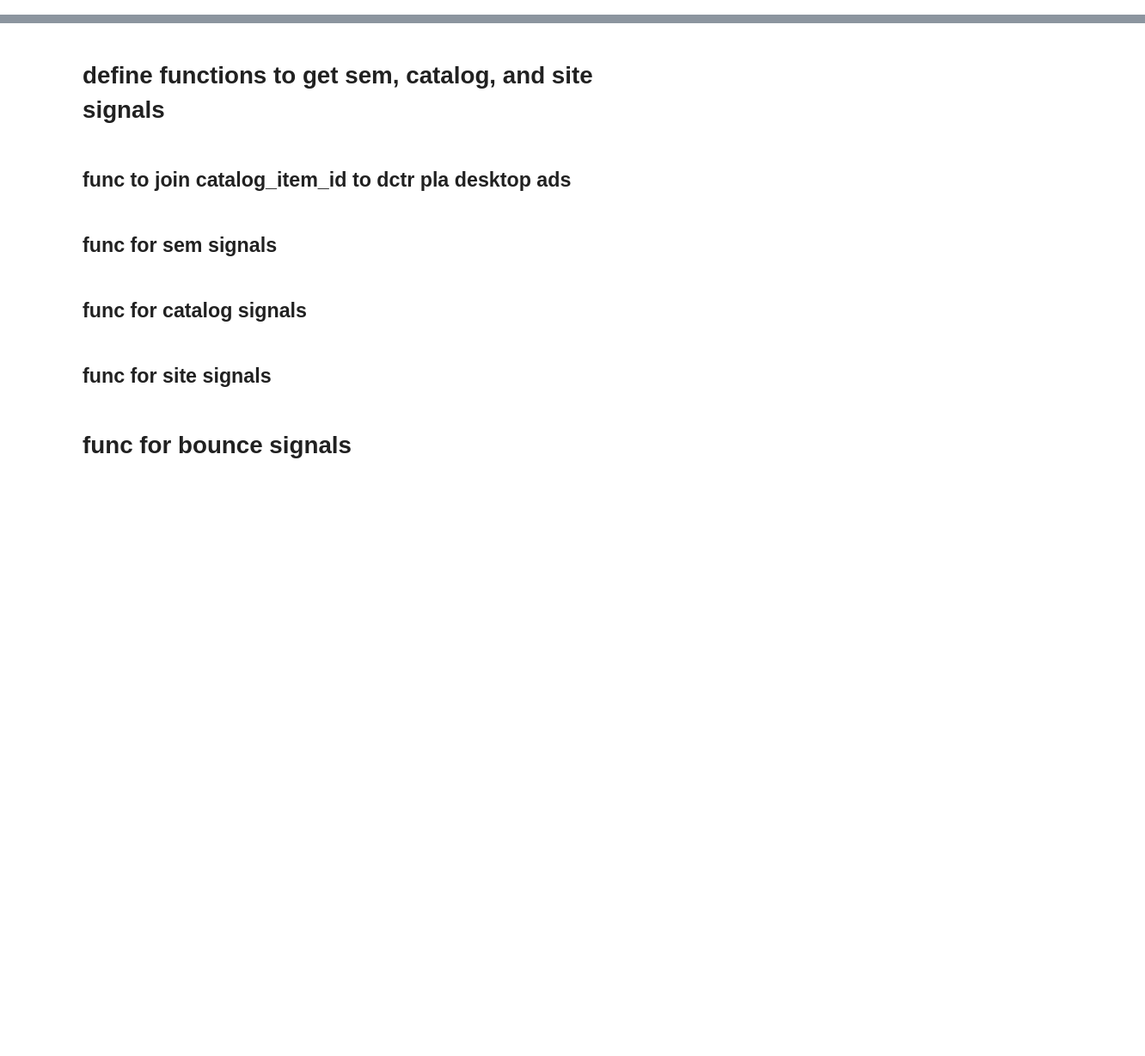
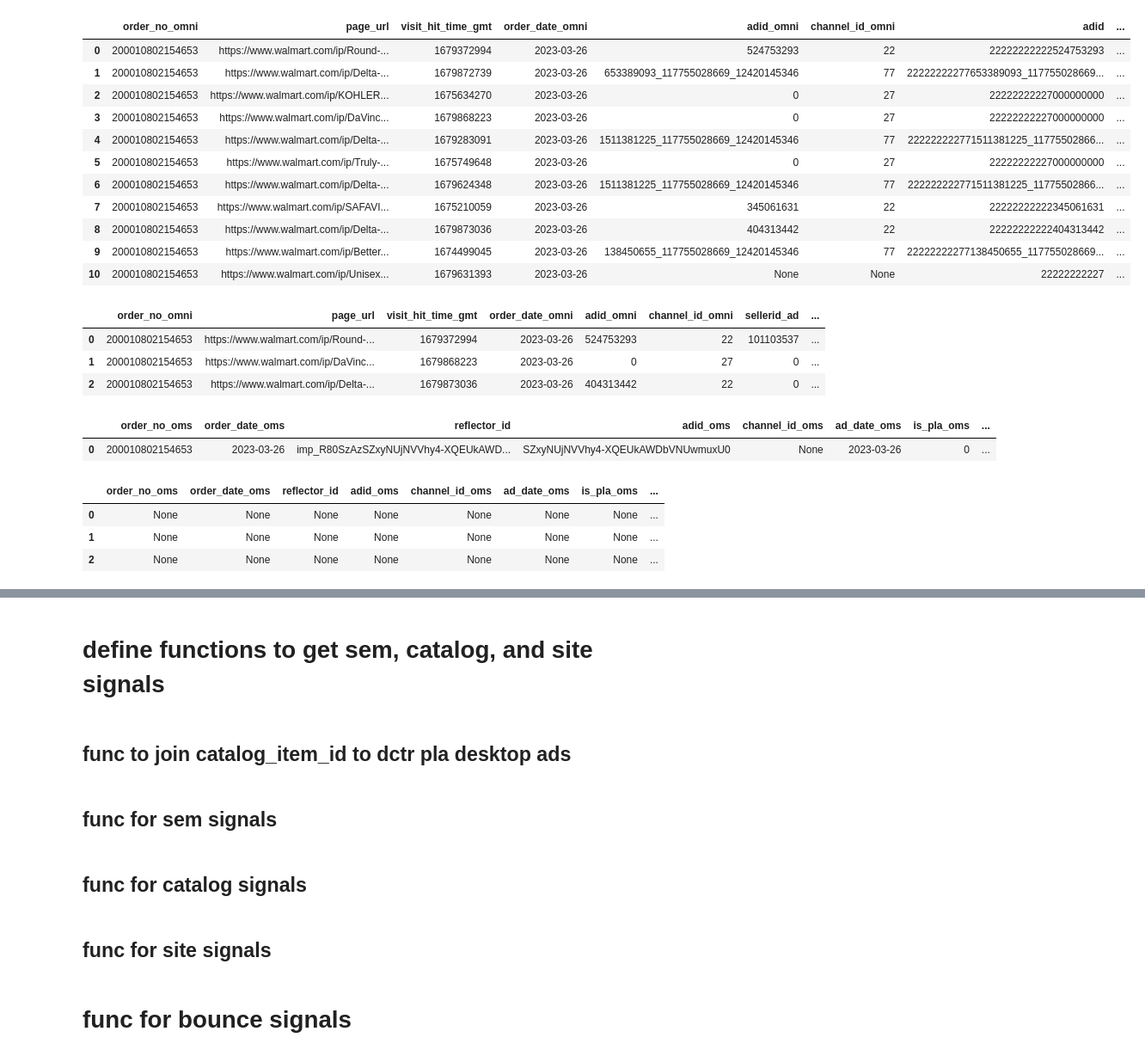
Before and after one commit to peter91011/rpc_feature_extraction, a Jupyter notebook: rpc_model/RPC_Prediction_Feature_PLA_cluster.ipynb, the cells around one changed output, grey strips where cells are left out. Shown at 86% size. Cells and saved outputs as stored; diff of their text form; code cells hidden in the pictures; blank space fills up the shorter version.

```diff
--- a/rpc_model/RPC_Prediction_Feature_PLA_cluster.ipynb
+++ b/rpc_model/RPC_Prediction_Feature_PLA_cluster.ipynb
@@ -62,0 +1163,6 @@ spark.sparkContext.setLogLevel("ERROR")
+# %%
+fair_daily_auth_order_to_ref_vehicle = 'fair.daily_auth_order_to_ref_vehicle'
+sem_customers = 'sem.customers'
+ds = '2023-03-26'
+fair_daily_auth_order_to_ref_vehicle = 'fair.daily_auth_order_to_ref_vehicle'
+fair_daily_auth_order_to_visit_chain = 'fair.daily_auth_order_to_visit_chain'
@@ -62,0 +1263,48 @@ spark.sparkContext.setLogLevel("ERROR")
+# %%
+# v2 omni
+spark.sql("""SELECT order_no_omni,page_url,visit_hit_time_gmt, order_date_omni, adid_omni, channel_id_omni,adid,
+if(adid RLIKE '{regex_pla}', split(adid_omni,'_')[0], split(catalog_item_id_ad_omni_old,'_')[0]) as catalog_item_id_ad_omni,
+coalesce(if(adid RLIKE '{regex_pla}', split(adid_omni,'_')[1], sellerid_ad_old), '0') as sellerid_ad_omni,
+if(adid RLIKE '{regex_lia}' or adid RLIKE '{regex_pla}', 'nas', 'oas') as f_nas_omni
+FROM (
+SELECT order_no as order_no_omni, page_url, visit_hit_time_gmt, ds as order_date_omni,adid,
+if(adid RLIKE '{regex_pla}', {extract_adid_lia}, if(adid RLIKE '{regex_lia}', {extract_adid_lia}, if(adid RLIKE c.reflector_identifier, {extract_adid_pla}, {extract_adid_reflector}))) AS adid_omni,
+if(adid RLIKE '{regex_pla}', {channel_id_plalia}, if(adid RLIKE '{regex_lia}', {channel_id_plalia}, if(adid RLIKE c.reflector_identifier, {channel_id_plalia}, {channel_id_reflector}))) AS channel_id_omni,
+coalesce(parse_url(lower(page_url), 'QUERY','selectedsellerid'), '0') sellerid_ad_old,
+coalesce(parse_url(page_url, 'QUERY','wl12'), '') catalog_item_id_ad_omni_old
+   FROM {fair_daily_auth_order_to_visit_chain},
+   (
+            SELECT id customer_id,
+                   reflector_identifier,
+                   channel_id_position,
+                   adid_length
+            FROM {sem_customers} c where id=1
+    ) c
+   WHERE visit_vehicle='labs sem'
+       AND ds = '{ds}'
+       and adid is not null
+       AND length(coalesce(parse_url(page_url, 'QUERY','wl12'), ''))>2)
+       where order_no_omni = '200010802154653'""".format(ds=ds,
+                                  sem_customers=sem_customers,
+                                  fair_daily_auth_order_to_visit_chain=fair_daily_auth_order_to_visit_chain,
+                                  regex_lia=r'^2{7}22[0-9]{2}[0-9]+_[0-9]+_[0-9]+$',
+                                  regex_pla=r'^2{7}22[0-9]{2}[0-9]+_[0-9]+_[0-9]+_[0-9]+$',
+                                  extract_adid_lia=r'substring(adid, channel_id_position+2)',
+                                  extract_adid_pla=r'cast(cast(substring(adid, channel_id_position+2, adid_length) AS int) AS string)',
+                                  extract_adid_reflector=r'cast(cast(substring(reflector_id, channel_id_position+2, adid_length) AS int) AS string)',
+                                  channel_id_plalia=r'cast(cast(substring(adid, channel_id_position, 2) AS int) AS string)',
+                                  channel_id_reflector=r'cast(cast(substring(reflector_id, channel_id_position, 2) AS int) AS string)'
+                                  )).toPandas()
+# %% [output]
+|  | order_no_omni | page_url | visit_hit_time_gmt | order_date_omni | adid_omni | channel_id_omni | adid | ... |
+| 0 | 200010802154653 | https://www.walmart.com/ip/Round-... | 1679372994 | 2023-03-26 | 524753293 | 22 | 22222222222524753293 | ... |
+| 1 | 200010802154653 | https://www.walmart.com/ip/Delta-... | 1679872739 | 2023-03-26 | 653389093_117755028669_12420145346 | 77 | 22222222277653389093_117755028669... | ... |
+| 2 | 200010802154653 | https://www.walmart.com/ip/KOHLER... | 1675634270 | 2023-03-26 | 0 | 27 | 22222222227000000000 | ... |
+| 3 | 200010802154653 | https://www.walmart.com/ip/DaVinc... | 1679868223 | 2023-03-26 | 0 | 27 | 22222222227000000000 | ... |
+| 4 | 200010802154653 | https://www.walmart.com/ip/Delta-... | 1679283091 | 2023-03-26 | 1511381225_117755028669_12420145346 | 77 | 222222222771511381225_11775502866... | ... |
+| 5 | 200010802154653 | https://www.walmart.com/ip/Truly-... | 1675749648 | 2023-03-26 | 0 | 27 | 22222222227000000000 | ... |
+| 6 | 200010802154653 | https://www.walmart.com/ip/Delta-... | 1679624348 | 2023-03-26 | 1511381225_117755028669_12420145346 | 77 | 222222222771511381225_11775502866... | ... |
+| 7 | 200010802154653 | https://www.walmart.com/ip/SAFAVI... | 1675210059 | 2023-03-26 | 345061631 | 22 | 22222222222345061631 | ... |
+| 8 | 200010802154653 | https://www.walmart.com/ip/Delta-... | 1679873036 | 2023-03-26 | 404313442 | 22 | 22222222222404313442 | ... |
+| 9 | 200010802154653 | https://www.walmart.com/ip/Better... | 1674499045 | 2023-03-26 | 138450655_117755028669_12420145346 | 77 | 22222222277138450655_117755028669... | ... |
+| 10 | 200010802154653 | https://www.walmart.com/ip/Unisex... | 1679631393 | 2023-03-26 | None | None | 22222222227 | ... |
@@ -62,0 +1478,19 @@ spark.sparkContext.setLogLevel("ERROR")
+# %%
+visit_chain_test
+# %% [output]
+|  | order_no_omni | page_url | visit_hit_time_gmt | order_date_omni | adid_omni | channel_id_omni | sellerid_ad | ... |
+| 0 | 200010802154653 | https://www.walmart.com/ip/Round-... | 1679372994 | 2023-03-26 | 524753293 | 22 | 101103537 | ... |
+| 1 | 200010802154653 | https://www.walmart.com/ip/DaVinc... | 1679868223 | 2023-03-26 | 0 | 27 | 0 | ... |
+| 2 | 200010802154653 | https://www.walmart.com/ip/Delta-... | 1679873036 | 2023-03-26 | 404313442 | 22 | 0 | ... |
+# %%
+oms_auth_order_test
+# %% [output]
+|  | order_no_oms | order_date_oms | reflector_id | adid_oms | channel_id_oms | ad_date_oms | is_pla_oms | ... |
+| 0 | 200010802154653 | 2023-03-26 | imp_R80SzAzSZxyNUjNVVhy4-XQEUkAWD... | SZxyNUjNVVhy4-XQEUkAWDbVNUwmuxU0 | None | 2023-03-26 | 0 | ... |
+# %%
+ads_test
+# %% [output]
+|  | order_no_oms | order_date_oms | reflector_id | adid_oms | channel_id_oms | ad_date_oms | is_pla_oms | ... |
+| 0 | None | None | None | None | None | None | None | ... |
+| 1 | None | None | None | None | None | None | None | ... |
+| 2 | None | None | None | None | None | None | None | ... |
```
Also changed, not shown: parts of 71 cells of this notebook, 25 other files.
